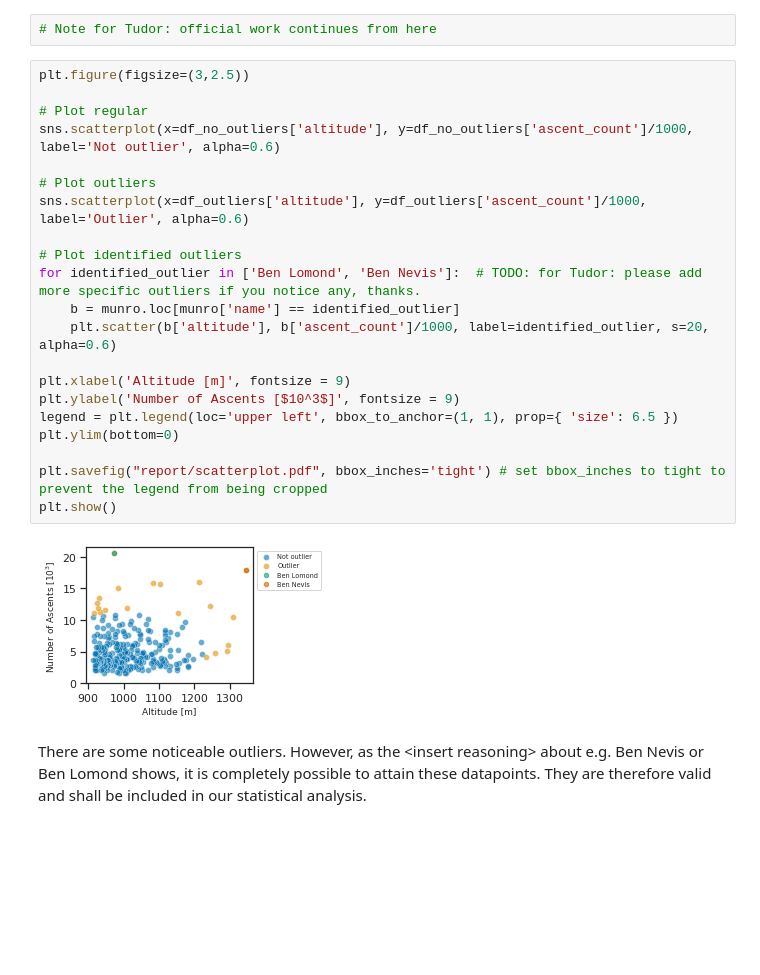
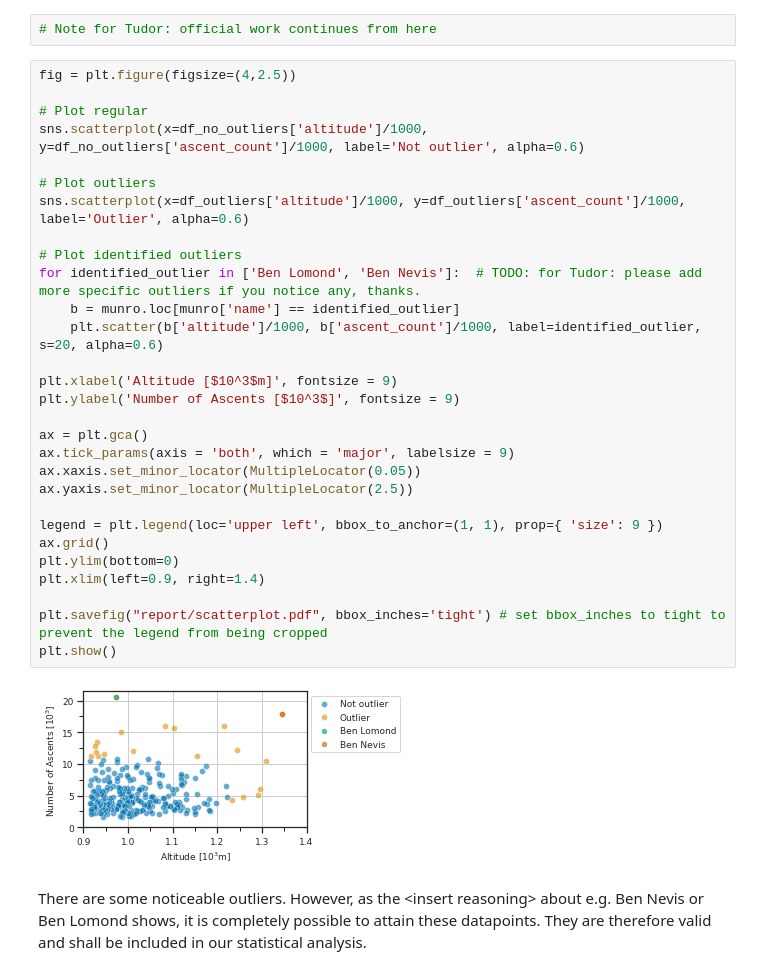
Before and after one commit to filipbalucha/FDS_final_project, a Jupyter notebook: data_analysis.ipynb, the cells around one changed output. Saved outputs shown, nothing was run; the diff lists cells and outputs as text; blank space fills up the shorter version.

Commit message:
plots re formatted

```diff
--- a/data_analysis.ipynb
+++ b/data_analysis.ipynb
@@ -215,28 +217,36 @@ plt.show()
 # %%
 # Note for Tudor: official work continues from here
 # %%
-plt.figure(figsize=(3,2.5))
+fig = plt.figure(figsize=(4,2.5))
 
 # Plot regular
-sns.scatterplot(x=df_no_outliers['altitude'], y=df_no_outliers['ascent_count']/1000, label='Not outlier', alpha=0.6)
+sns.scatterplot(x=df_no_outliers['altitude']/1000, y=df_no_outliers['ascent_count']/1000, label='Not outlier', alpha=0.6)
 
 # Plot outliers
-sns.scatterplot(x=df_outliers['altitude'], y=df_outliers['ascent_count']/1000, label='Outlier', alpha=0.6)
+sns.scatterplot(x=df_outliers['altitude']/1000, y=df_outliers['ascent_count']/1000, label='Outlier', alpha=0.6)
 
 # Plot identified outliers
 for identified_outlier in ['Ben Lomond', 'Ben Nevis']:  # TODO: for Tudor: please add more specific outliers if you notice any, thanks.
     b = munro.loc[munro['name'] == identified_outlier]
-    plt.scatter(b['altitude'], b['ascent_count']/1000, label=identified_outlier, s=20, alpha=0.6)
+    plt.scatter(b['altitude']/1000, b['ascent_count']/1000, label=identified_outlier, s=20, alpha=0.6)
 
-plt.xlabel('Altitude [m]', fontsize = 9)
+plt.xlabel('Altitude [$10^3$m]', fontsize = 9)
 plt.ylabel('Number of Ascents [$10^3$]', fontsize = 9)
-legend = plt.legend(loc='upper left', bbox_to_anchor=(1, 1), prop={ 'size': 6.5 })
+
+ax = plt.gca()
+ax.tick_params(axis = 'both', which = 'major', labelsize = 9)
+ax.xaxis.set_minor_locator(MultipleLocator(0.05))
+ax.yaxis.set_minor_locator(MultipleLocator(2.5))
+
+legend = plt.legend(loc='upper left', bbox_to_anchor=(1, 1), prop={ 'size': 9 })
+ax.grid()
 plt.ylim(bottom=0)
+plt.xlim(left=0.9, right=1.4)
 
 plt.savefig("report/scatterplot.pdf", bbox_inches='tight') # set bbox_inches to tight to prevent the legend from being cropped
 plt.show()
 # %% [output]
-[figure, old version]
+[figure, new version]
 # %% [markdown]
 There are some noticeable outliers. However, as the <insert reasoning\> about e.g. Ben Nevis or Ben Lomond shows, it is completely possible to attain these datapoints. They are therefore valid and shall be included in our statistical analysis.
 # %% [markdown]
```
Also changed, not shown: parts of 8 cells of this notebook, 8 other files.
